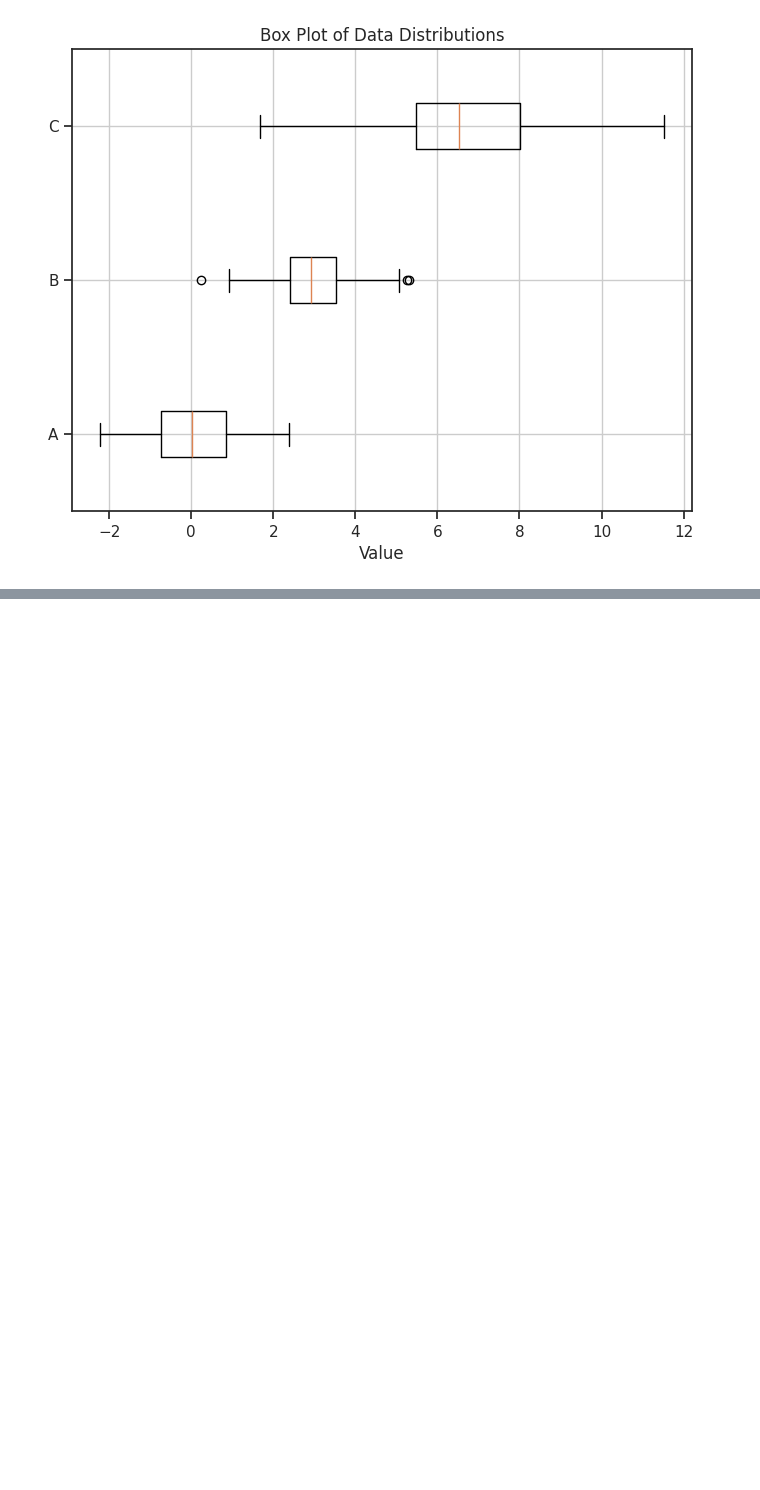
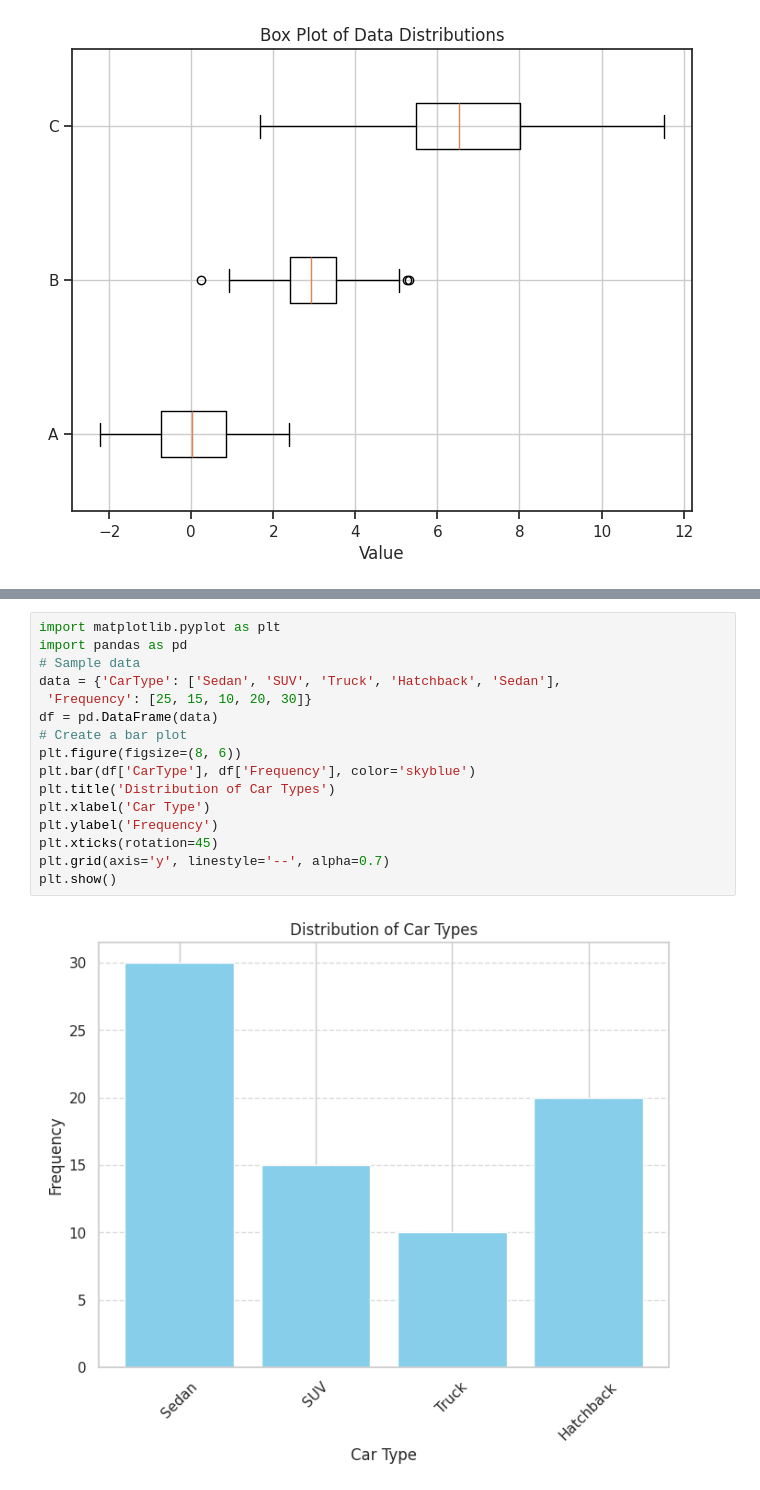
Before and after one commit to aravindmali/aravindmali, a Jupyter notebook: aravind.ipynb, the cells around one changed output, grey strips where cells are left out. Cells and saved outputs as stored; diff of their text form; blank space fills up the shorter version.

```diff
--- a/aravind.ipynb
+++ b/aravind.ipynb
@@ -1376,0 +1397,18 @@ plt.show()
+# %%
+import matplotlib.pyplot as plt
+import pandas as pd
+# Sample data
+data = {'CarType': ['Sedan', 'SUV', 'Truck', 'Hatchback', 'Sedan'],
+ 'Frequency': [25, 15, 10, 20, 30]}
+df = pd.DataFrame(data)
+# Create a bar plot
+plt.figure(figsize=(8, 6))
+plt.bar(df['CarType'], df['Frequency'], color='skyblue')
+plt.title('Distribution of Car Types')
+plt.xlabel('Car Type')
+plt.ylabel('Frequency')
+plt.xticks(rotation=45)
+plt.grid(axis='y', linestyle='--', alpha=0.7)
+plt.show()
+# %% [output]
+[figure, added]
```
Also changed, not shown: parts of 8 cells of this notebook.
